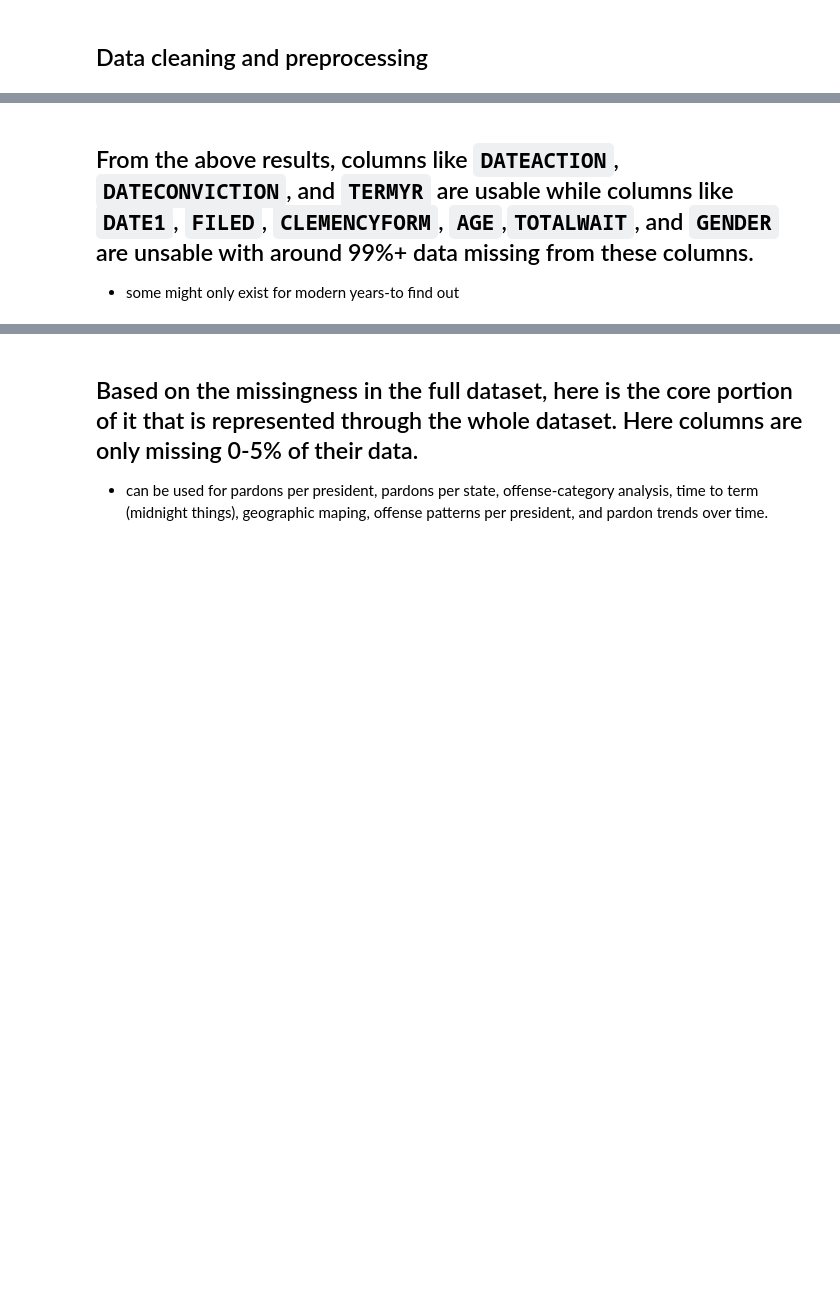
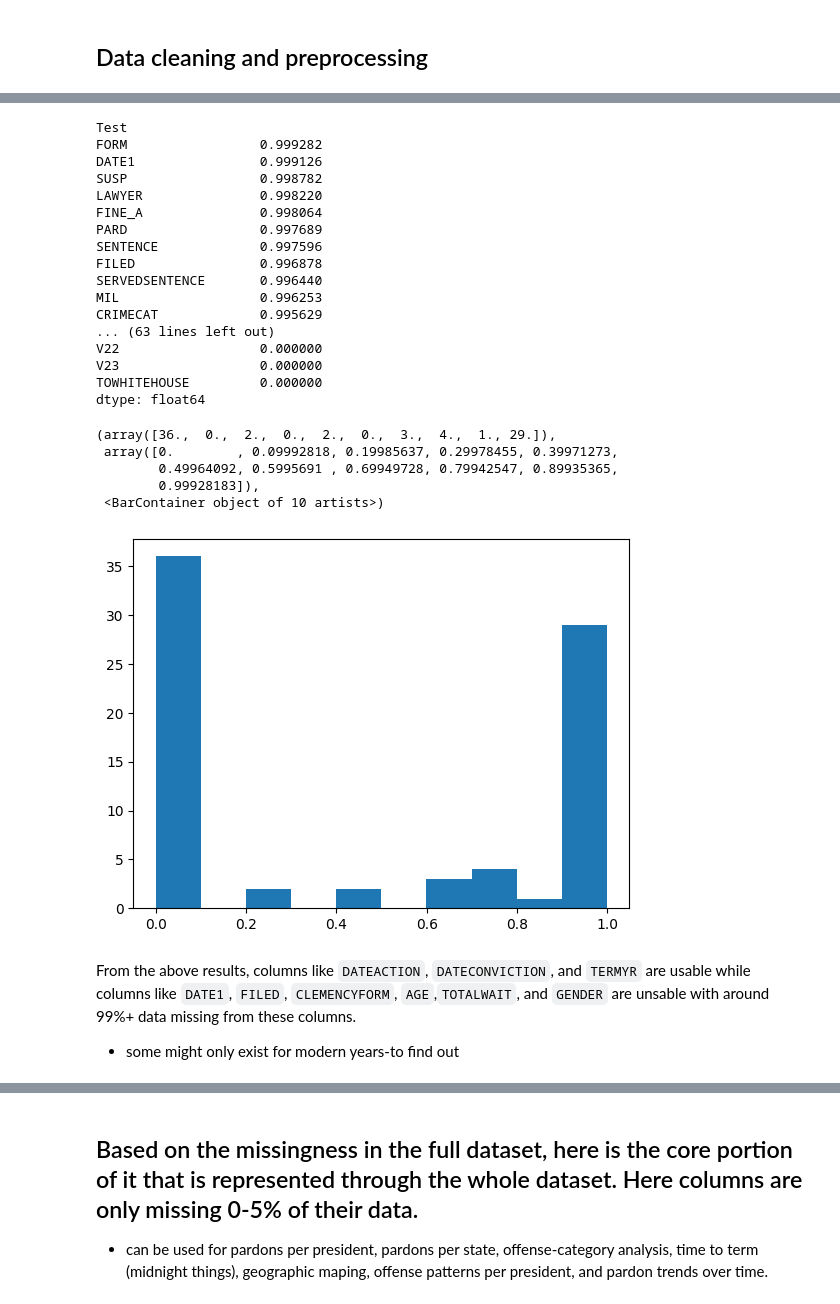
Before and after one commit to GraceSchmidt1/Group2_US_Pardons, a Jupyter notebook: US_Pardons_EDA.ipynb, the cells around one changed output, grey strips where cells are left out. Saved outputs shown, nothing was run; the diff lists cells and outputs as text; code cells hidden in the pictures; blank space fills up the shorter version.

```diff
--- a/US_Pardons_EDA.ipynb
+++ b/US_Pardons_EDA.ipynb
@@ -126,8 +147,44 @@ Length: 77, dtype: float64
 | 3 | 35 | (03) John Adams, 1st Term | Adams |  | 3.0 | 23.0 | NaN | NaN | 1.0 | 19.0 | ... | ... |
 | 4 | 36 | (03) John Adams, 1st Term | Adams |  | 3.0 | 24.0 | NaN | NaN | 1.0 | 20.0 | ... | ... |
 5 rows × 77 columns
+# %%
+#Function that lets me display things with a custom # of rows
+def Display_Max_Rows(info, rows = None):
+  pd.set_option('display.max_rows', rows)
+  print(info) #I wondered for a moment if decorators would let me do this with functions instead of just data (e.g. Display_Max_Rows(print(missing))) but I have to shelve that for now.
+  pd.set_option('display.max_rows', 10)
+
+#Display every column's missing %
+Display_Max_Rows(missing)
+
+#a histogram just for fun
+plt.hist(missing)
+# %% [output]
+Test
+FORM                 0.999282
+DATE1                0.999126
+SUSP                 0.998782
+LAWYER               0.998220
+FINE_A               0.998064
+PARD                 0.997689
+SENTENCE             0.997596
+FILED                0.996878
+SERVEDSENTENCE       0.996440
+MIL                  0.996253
+CRIMECAT             0.995629
+... (63 lines left out)
+V22                  0.000000
+V23                  0.000000
+TOWHITEHOUSE         0.000000
+dtype: float64
+(array([36.,  0.,  2.,  0.,  2.,  0.,  3.,  4.,  1., 29.]),
+ array([0.        , 0.09992818, 0.19985637, 0.29978455, 0.39971273,
+        0.49964092, 0.5995691 , 0.69949728, 0.79942547, 0.89935365,
+        0.99928183]),
+ <BarContainer object of 10 artists>)
+[figure, added]
 # %% [markdown]
-## From the above results, columns like `DATEACTION`, `DATECONVICTION`, and `TERMYR` are usable while columns like `DATE1`, `FILED`, `CLEMENCYFORM`, `AGE`,`TOTALWAIT`, and `GENDER` are unsable with around 99%+ data missing from these columns.
+From the above results, columns like `DATEACTION`, `DATECONVICTION`, and `TERMYR` are usable while columns like `DATE1`, `FILED`, `CLEMENCYFORM`, `AGE`,`TOTALWAIT`, and `GENDER` are unsable with around 99%+ data missing from these columns.
   - some might only exist for modern years-to find out
 # %%
 #(GS-code orginator)
```
Also changed, not shown: parts of 5 cells of this notebook.
